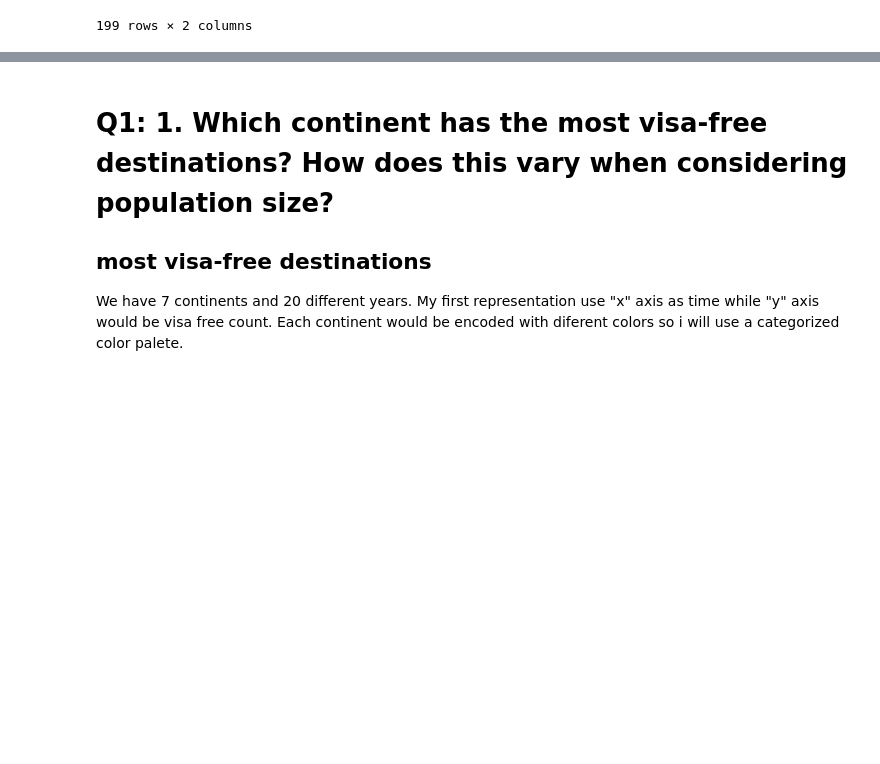
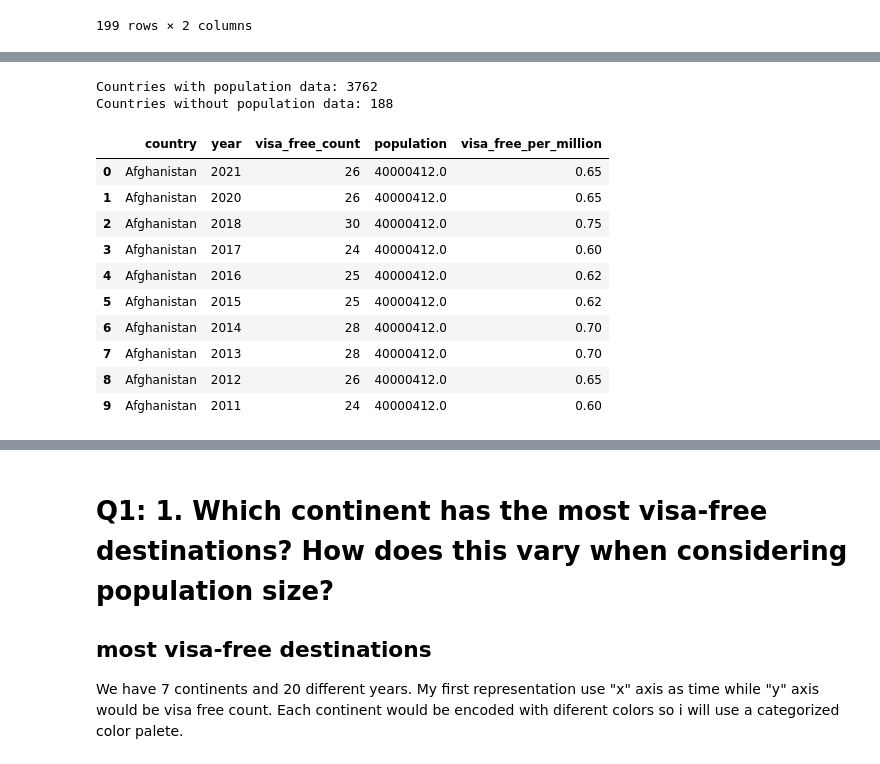
Before and after one commit to carlesmatoses/SV, a Jupyter notebook: proj1/report.ipynb, the cells around one changed output, grey strips where cells are left out. Saved outputs shown, nothing was run; the diff lists cells and outputs as text; code cells hidden in the pictures; blank space fills up the shorter version.

```diff
--- a/proj1/report.ipynb
+++ b/proj1/report.ipynb
@@ -127,0 +132,79 @@ Countries without ISO codes:
+# %%
+import requests
+
+# Since pycountry doesn't provide population data, we'll use World Bank data
+# We can use the wbgapi library or fetch World Bank data directly
+
+
+# Fetch population data from World Bank API for latest available year
+wb_url = "https://api.worldbank.org/v2/country/all/indicator/SP.POP.TOTL?format=json&per_page=500&date=2021"
+
+try:
+    response = requests.get(wb_url)
+    wb_data = response.json()
+
+    # Extract population data
+    population_data = []
+    if len(wb_data) > 1:
+        for entry in wb_data[1]:
+            if entry['value'] is not None:
+                population_data.append({
+                    'country_name': entry['country']['value'],
+                    'iso3_code': entry['countryiso3code'],
+                    'population': entry['value'],
+                    'year': entry['date']
+                })
+
+    pop_df = pandas.DataFrame(population_data)
+
+    # Create a mapping function to match country names
+    def match_population(country_name, iso_numeric):
+        # Try to match by ISO code first
+        if pandas.notna(iso_numeric):
+            country = pycountry.countries.get(numeric=str(int(iso_numeric)).zfill(3))
+            if country and hasattr(country, 'alpha_3'):
+                match = pop_df[pop_df['iso3_code'] == country.alpha_3]
+                if not match.empty:
+                    return match.iloc[0]['population']
+
+        # Try direct name match
+        match = pop_df[pop_df['country_name'] == country_name]
+        if not match.empty:
+            return match.iloc[0]['population']
+
+        return None
+
+    # Add population to rank_by_year
+    rank_by_year['population'] = rank_by_year.apply(
+        lambda row: match_population(row['country'], row['iso_numeric']),
+        axis=1
+    )
+
+    # Calculate normalized metrics
+    rank_by_year['visa_free_per_million'] = (rank_by_year['visa_free_count'] /
+                                               (rank_by_year['population'] / 1_000_000)).round(2)
+
+    print(f"Countries with population data: {rank_by_year['population'].notna().sum()}")
+    print(f"Countries without population data: {rank_by_year['population'].isna().sum()}")
+
+    # Display sample with population data
+    display(rank_by_year[['country', 'year', 'visa_free_count', 'population', 'visa_free_per_million']].head(10))
+
+except Exception as e:
+    print(f"Error fetching World Bank data: {e}")
+    print("Adding placeholder population column")
+    rank_by_year['population'] = None
+# %% [output]
+Countries with population data: 3762
+Countries without population data: 188
+|  | country | year | visa_free_count | population | visa_free_per_million |
+| 0 | Afghanistan | 2021 | 26 | 40000412.0 | 0.65 |
+| 1 | Afghanistan | 2020 | 26 | 40000412.0 | 0.65 |
+| 2 | Afghanistan | 2018 | 30 | 40000412.0 | 0.75 |
+| 3 | Afghanistan | 2017 | 24 | 40000412.0 | 0.60 |
+| 4 | Afghanistan | 2016 | 25 | 40000412.0 | 0.62 |
+| 5 | Afghanistan | 2015 | 25 | 40000412.0 | 0.62 |
+| 6 | Afghanistan | 2014 | 28 | 40000412.0 | 0.70 |
+| 7 | Afghanistan | 2013 | 28 | 40000412.0 | 0.70 |
+| 8 | Afghanistan | 2012 | 26 | 40000412.0 | 0.65 |
+| 9 | Afghanistan | 2011 | 24 | 40000412.0 | 0.60 |
```
Also changed, not shown: parts of 7 cells of this notebook, 5 other files.
